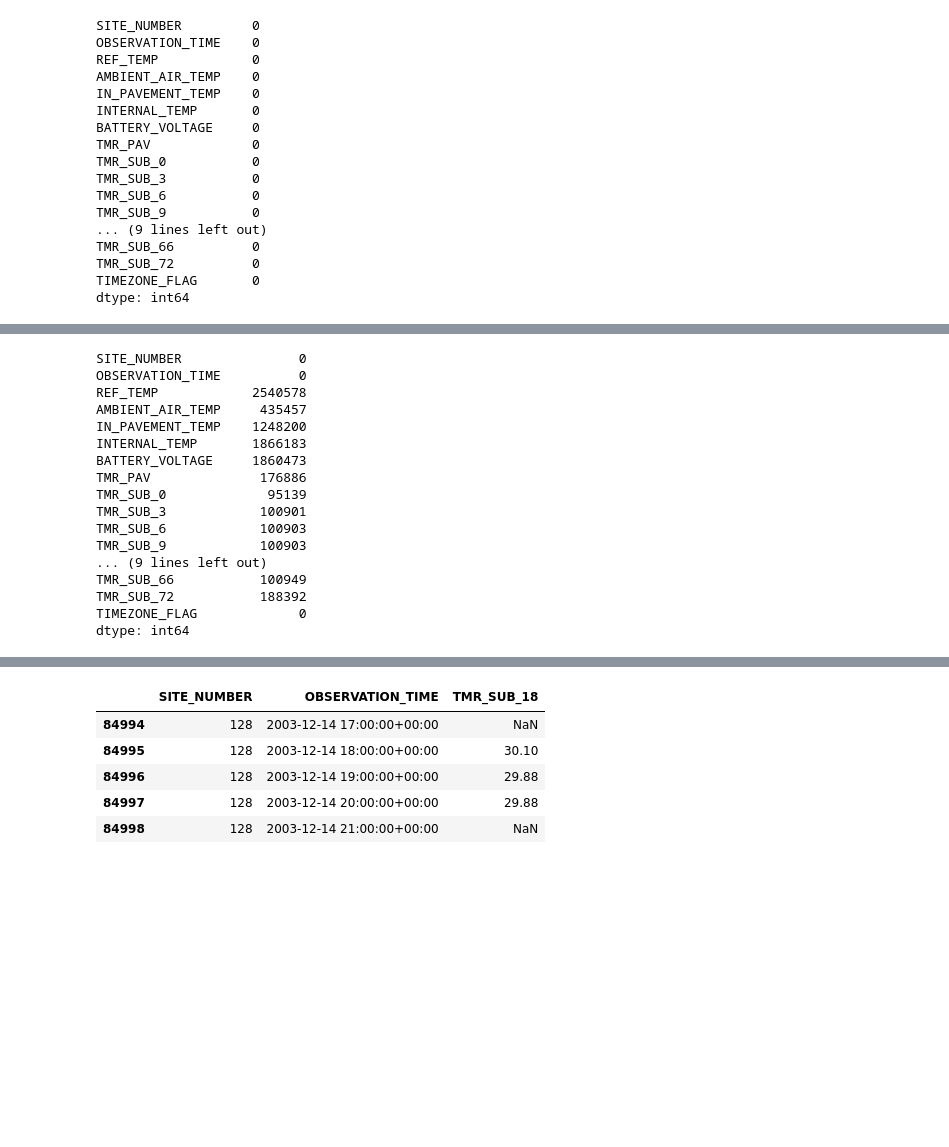
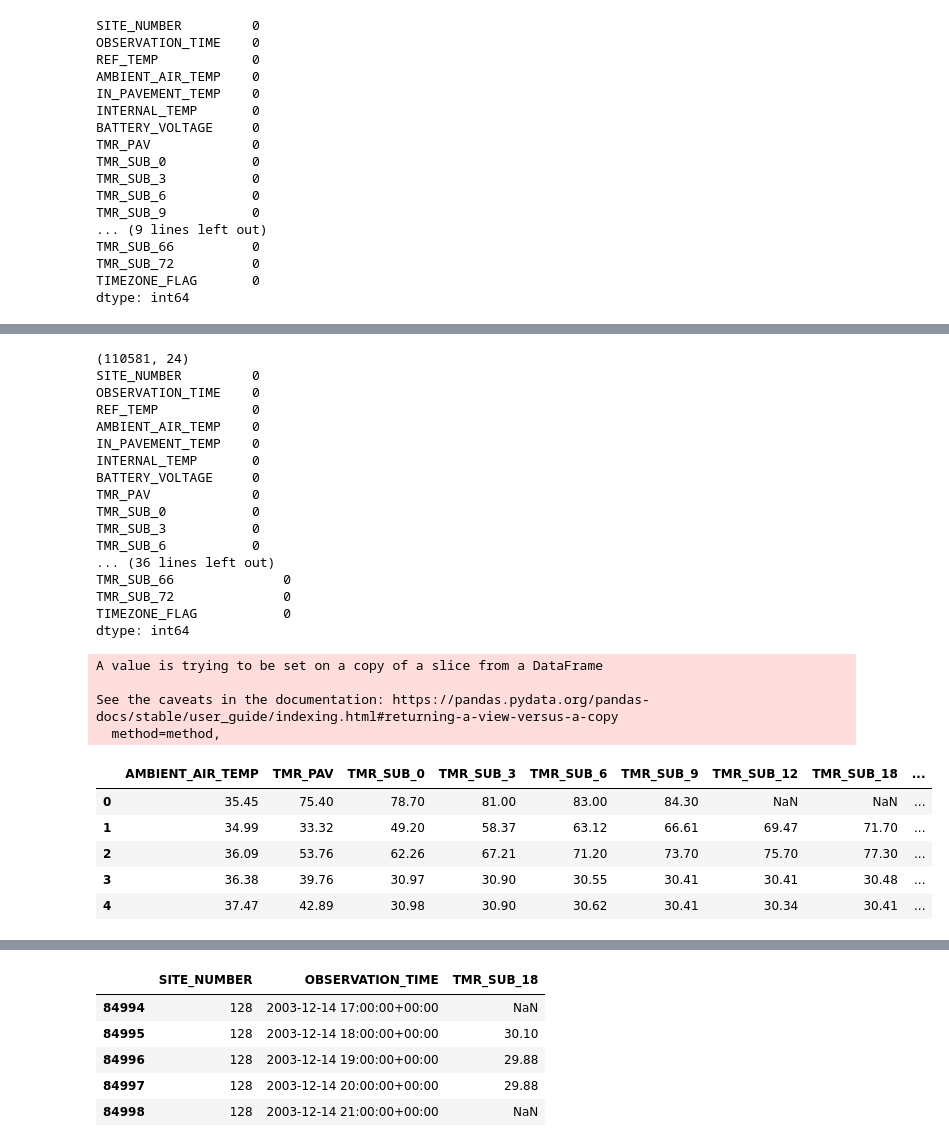
Before and after one commit to erikjamesmason/Temperature_Data_Probe_2, a Jupyter notebook: Temp_data_clean.ipynb, the cells around one changed output, grey strips where cells are left out. Saved outputs shown, nothing was run; the diff lists cells and outputs as text; code cells hidden in the pictures; blank space fills up the shorter version.

```diff
--- a/Temp_data_clean.ipynb
+++ b/Temp_data_clean.ipynb
@@ -57,0 +68,4 @@ dtype: int64
+# %%
+df = pd.read_pickle('df_all.pkl')
+# %%
+df_128 = df.loc[df.SITE_NUMBER=='128']
@@ -85,21 +145,35 @@ def replace_error_code_values(df):
     return df
 # %%
-df = replace_error_code_values(df_sql_test)
+df = replace_error_code_values(df_128)
 # %% [output]
-SITE_NUMBER               0
-OBSERVATION_TIME          0
-REF_TEMP            2540578
-AMBIENT_AIR_TEMP     435457
-IN_PAVEMENT_TEMP    1248200
-INTERNAL_TEMP       1866183
-BATTERY_VOLTAGE     1860473
-TMR_PAV              176886
-TMR_SUB_0             95139
-TMR_SUB_3            100901
-TMR_SUB_6            100903
-TMR_SUB_9            100903
-... (9 lines left out)
-TMR_SUB_66           100949
-TMR_SUB_72           188392
-TIMEZONE_FLAG             0
+(110581, 24)
+SITE_NUMBER         0
+OBSERVATION_TIME    0
+REF_TEMP            0
+AMBIENT_AIR_TEMP    0
+IN_PAVEMENT_TEMP    0
+INTERNAL_TEMP       0
+BATTERY_VOLTAGE     0
+TMR_PAV             0
+TMR_SUB_0           0
+TMR_SUB_3           0
+TMR_SUB_6           0
+... (36 lines left out)
+TMR_SUB_66              0
+TMR_SUB_72              0
+TIMEZONE_FLAG           0
 dtype: int64
+A value is trying to be set on a copy of a slice from a DataFrame
+
+See the caveats in the documentation: https://pandas.pydata.org/pandas-docs/stable/user_guide/indexing.html#returning-a-view-versus-a-copy
+  method=method,
+# %%
+sensors_df = df.iloc[:, 2:]
+sensors_df.head()
+# %% [output]
+|  | AMBIENT_AIR_TEMP | TMR_PAV | TMR_SUB_0 | TMR_SUB_3 | TMR_SUB_6 | TMR_SUB_9 | TMR_SUB_12 | TMR_SUB_18 | ... |
+| 0 | 35.45 | 75.40 | 78.70 | 81.00 | 83.00 | 84.30 | NaN | NaN | ... |
+| 1 | 34.99 | 33.32 | 49.20 | 58.37 | 63.12 | 66.61 | 69.47 | 71.70 | ... |
+| 2 | 36.09 | 53.76 | 62.26 | 67.21 | 71.20 | 73.70 | 75.70 | 77.30 | ... |
+| 3 | 36.38 | 39.76 | 30.97 | 30.90 | 30.55 | 30.41 | 30.41 | 30.48 | ... |
+| 4 | 37.47 | 42.89 | 30.98 | 30.90 | 30.62 | 30.41 | 30.34 | 30.41 | ... |
```
Also changed, not shown: parts of 24 cells of this notebook.
